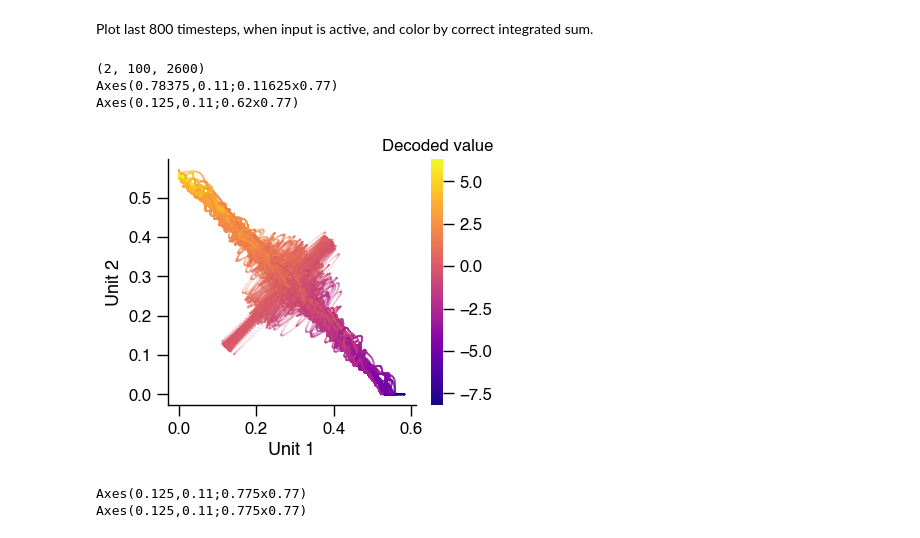
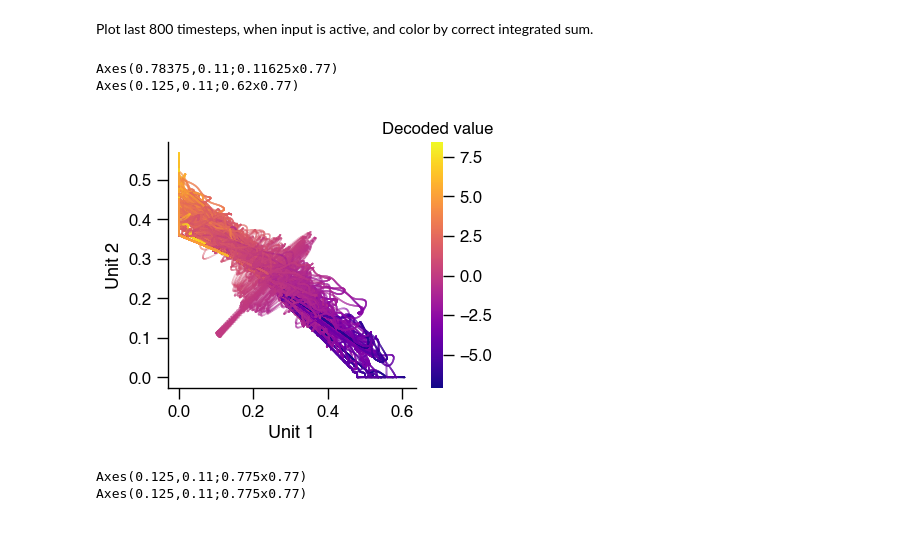
Before and after one commit to davidgbe/automated_plasticity_discovery, a Jupyter notebook: learned_int_analysis_2D_091268.ipynb, the cells around one changed output. Cells and saved outputs as stored; diff of their text form; code cells hidden in the pictures.

```diff
--- a/learned_int_analysis_2D_091268.ipynb
+++ b/learned_int_analysis_2D_091268.ipynb
@@ -29,10 +30,12 @@ DATA_PATH = './sims_out/interspersed_no_noise_DC_2D_test_091268_2D_1_TH_0_STD_EX
 # %%
-def load_numpy(data_path):
+def load_numpy(data_path, last_n=None):
     file_names = glob.glob(data_path)
     data = []
     for file_name in sorted(file_names):
         data_for_file = np.load(file_name)
         data.append(data_for_file)
+    if last_n is not None:
+        data = data[-last_n:]
     data = np.stack(data)
     return data
 
@@ -167,10 +177,10 @@ for i in range(10):
     axs[0].plot(np.arange(all_w.shape[0]), w11_adj - w21_adj, color=color, lw=2)
     axs[1].plot(np.arange(all_w.shape[0]), w22_adj - w12_adj, color=color, lw=2)
 
-    axs_w[0].plot(np.arange(all_w.shape[0]), w11_adj, color=color, lw=2)
-    axs_w[0].plot(np.arange(all_w.shape[0]), w22_adj, color=color, lw=2, ls='--')
-    axs_w[1].plot(np.arange(all_w.shape[0]), w21_adj, color=color, lw=2)
-    axs_w[1].plot(np.arange(all_w.shape[0]), w12_adj, color=color, lw=2, ls='--')
+    axs_w[0].plot(np.arange(all_w.shape[0]), w11, color=color, lw=2)
+    axs_w[0].plot(np.arange(all_w.shape[0]), w22, color=color, lw=2, ls='--')
+    axs_w[1].plot(np.arange(all_w.shape[0]), w21, color=color, lw=2)
+    axs_w[1].plot(np.arange(all_w.shape[0]), w12, color=color, lw=2, ls='--')
 
     axs_2.scatter(w21_adj[-10:].mean(), w11_adj[-10:].mean(), edgecolor=color, facecolor='none', s=50)
     axs_2.scatter(w12_adj[-10:].mean(), w22_adj[-10:].mean(), edgecolor=color, facecolor='none', s=50, marker='s')
@@ -178,14 +188,18 @@ for i in range(10):
     axs_3.scatter(w11_adj[-10:].mean(), w22_adj[-10:].mean(), edgecolor=color, facecolor='none', s=50)
 
 axs[0].axhline(1, color='grey', ls='--')
-axs[0].set_ylim(-5, 5)
+axs[0].set_ylim(-1, 2.5)
 axs[0].set_xlim(0, all_w.shape[0])
 axs[0].set_ylabel(r'$w_{11} - w_{21}$')
 
 axs[1].axhline(1, color='grey', ls='--')
-axs[1].set_ylim(-5, 5)
+axs[1].set_ylim(-1, 2.5)
 axs[1].set_xlim(0, all_w.shape[0])
 axs[1].set_ylabel(r'$w_{22} - w_{12}$')
+
+axs_w[1].set_xlabel('Epoch')
+axs_w[0].set_ylabel('Diagonal terms')
+axs_w[1].set_ylabel('Off-diagonal terms')
 
 axs_2.set_ylabel('Diagonal weight')
 axs_2.set_xlabel('Off diagonal\nto same neuron')
@@ -221,7 +236,7 @@ Axes(0.125,0.11;0.775x0.77)
 # %% [markdown]
 ### Analysis of neural activity
 # %%
-all_r = load_numpy(os.path.join(DATA_PATH, 'activities/net_001_*.npy'))
+all_r = load_numpy(os.path.join(DATA_PATH, 'activities/net_000_*.npy'), last_n=100)
 # %%
 # shape of activity matrix is 320 trials, 1000 time steps, 46 units
 all_r.shape
@@ -262,46 +277,46 @@ Axes(0.125,0.11;0.775x0.77)
 # %% [markdown]
 Retrieve target integrated sums. Keep only the last 100 trials.
 # %%
-all_int_values_raw = load_numpy(os.path.join(DATA_PATH, 'integrated_values/net_001_*.npy'))
+all_int_values_raw = load_numpy(os.path.join(DATA_PATH, 'integrated_values/net_000_*.npy'), last_n=100)
 all_int_values = all_int_values_raw[-100:, :]
 # %% [markdown]
 Plot last 800 timesteps, when input is active, and color by correct integrated sum.
 # %%
-print(pc_activities.shape)
-
 scale = 0.8
 fig, axs = plt.subplots(1, 1, figsize=(5 * scale, 4 * scale))
 
 min_int_val, max_int_val = np.min(all_int_values), np.max(all_int_values)
 
 for i in range(0, 100, 1):
+    if all_int_values.shape[-1] < last_100_r.shape[-1]:
+        all_int_values = np.concatenate([
+            all_int_values,
+            all_int_values[:,-1:] * np.ones((all_int_values.shape[0], last_100_r.shape[-1] - all_int_values.shape[-1])),
+        ], axis=1)
+
     cbar = axs.scatter(
         last_100_r[0, i, 200:],
         last_100_r[1, i, 200:],
         cmap='plasma',
         s=0.01,
-        c=all_int_values[i, :],
+        c=all_int_values[i, :-200],
         vmin=min_int_val,
         vmax=max_int_val,
     )
     if i == 0:
         cbar_ax = plt.colorbar(cbar)
         format_plot(cbar_ax.ax, leftspine=False, bottomspine=False)
         cbar_ax.ax.set_title('Decoded value')
 axs.set_xlabel('Unit 1')
 axs.set_ylabel('Unit 2')
 
 format_plot(axs)
 
 cbar_ax.outline.set_visible(False)
-
-# axs.set_xlim(-1.25, 1.25)
-# axs.set_ylim(-1.25, 1.25)
 # %% [output]
-(2, 100, 2600)
 Axes(0.78375,0.11;0.11625x0.77)
 Axes(0.125,0.11;0.62x0.77)
-[figure, old version]
+[figure, new version]
 # %%
 scale = 4
 
```
Also changed, not shown: parts of 8 cells of this notebook, 13 other files.
